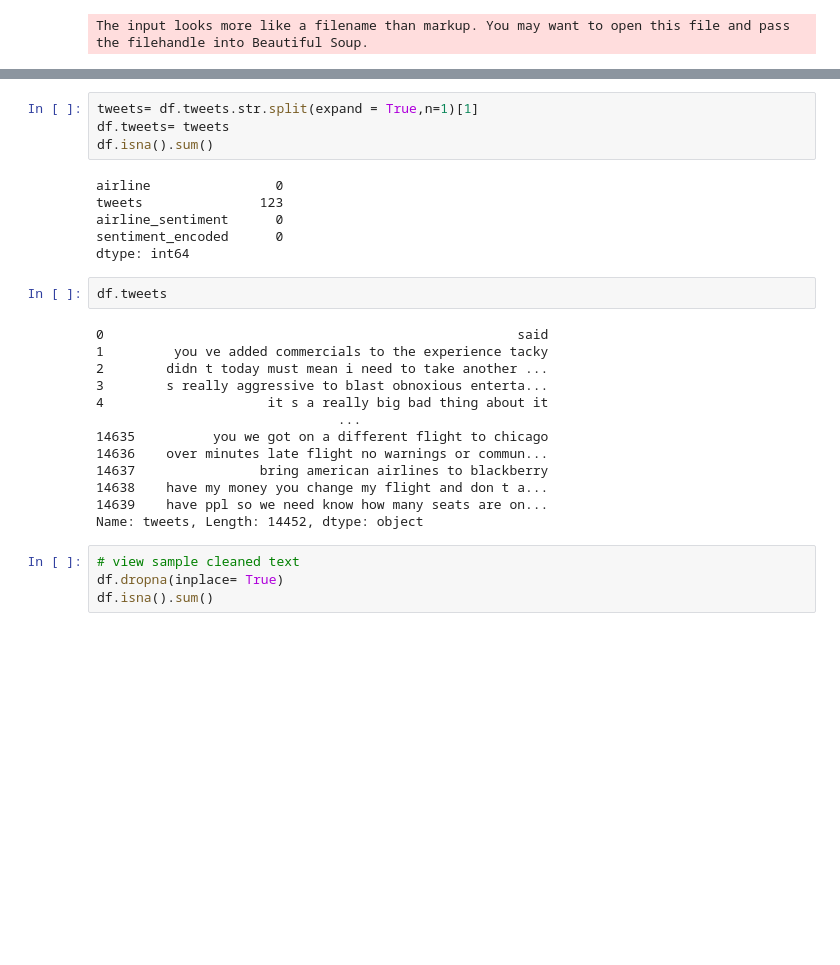
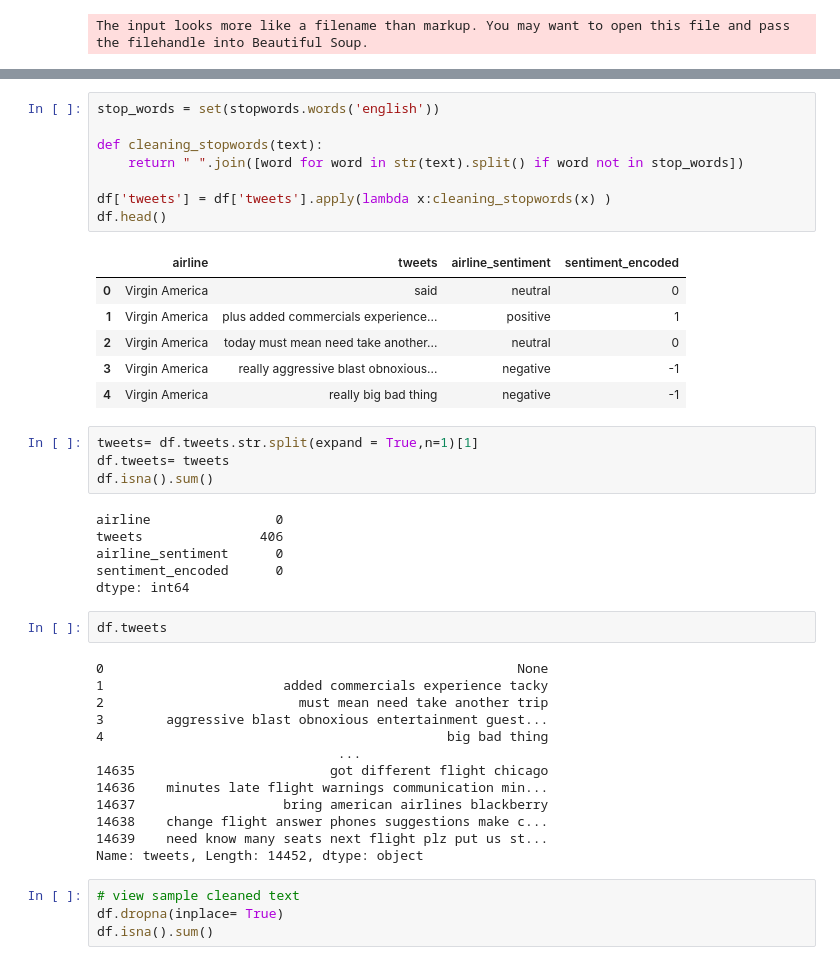
Before and after one commit to godwinnwalozie/streamlit_app_tweet_sentiment, a Jupyter notebook: twitter.ipynb, the cells around one changed output, grey strips where cells are left out. Drawn from its saved outputs; the diff is of its cells as text; blank space fills up the shorter version.

```diff
--- a/twitter.ipynb
+++ b/twitter.ipynb
@@ -163,27 +182,42 @@ The input looks more like a filename than markup. You may want to open this file
+# %%
+stop_words = set(stopwords.words('english'))
+
+def cleaning_stopwords(text):
+    return " ".join([word for word in str(text).split() if word not in stop_words])
+
+df['tweets'] = df['tweets'].apply(lambda x:cleaning_stopwords(x) )
+df.head()
+# %% [output]
+|  | airline | tweets | airline_sentiment | sentiment_encoded |
+| 0 | Virgin America | said | neutral | 0 |
+| 1 | Virgin America | plus added commercials experience... | positive | 1 |
+| 2 | Virgin America | today must mean need take another... | neutral | 0 |
+| 3 | Virgin America | really aggressive blast obnoxious... | negative | -1 |
+| 4 | Virgin America | really big bad thing | negative | -1 |
 # %%
 tweets= df.tweets.str.split(expand = True,n=1)[1]
 df.tweets= tweets
 df.isna().sum()
 # %% [output]
 airline                0
-tweets               123
+tweets               406
 airline_sentiment      0
 sentiment_encoded      0
 dtype: int64
 # %%
 df.tweets
 # %% [output]
-0                                                     said
-1         you ve added commercials to the experience tacky
-2        didn t today must mean i need to take another ...
-3        s really aggressive to blast obnoxious enterta...
-4                     it s a really big bad thing about it
+0                                                     None
+1                       added commercials experience tacky
+2                         must mean need take another trip
+3        aggressive blast obnoxious entertainment guest...
+4                                            big bad thing
                                ...
-14635          you we got on a different flight to chicago
-14636    over minutes late flight no warnings or commun...
-14637                bring american airlines to blackberry
-14638    have my money you change my flight and don t a...
-14639    have ppl so we need know how many seats are on...
+14635                         got different flight chicago
+14636    minutes late flight warnings communication min...
+14637                   bring american airlines blackberry
+14638    change flight answer phones suggestions make c...
+14639    need know many seats next flight plz put us st...
 Name: tweets, Length: 14452, dtype: object
 # %%
 # view sample cleaned text
```
Also changed, not shown: parts of 15 cells of this notebook, 3 other files.
